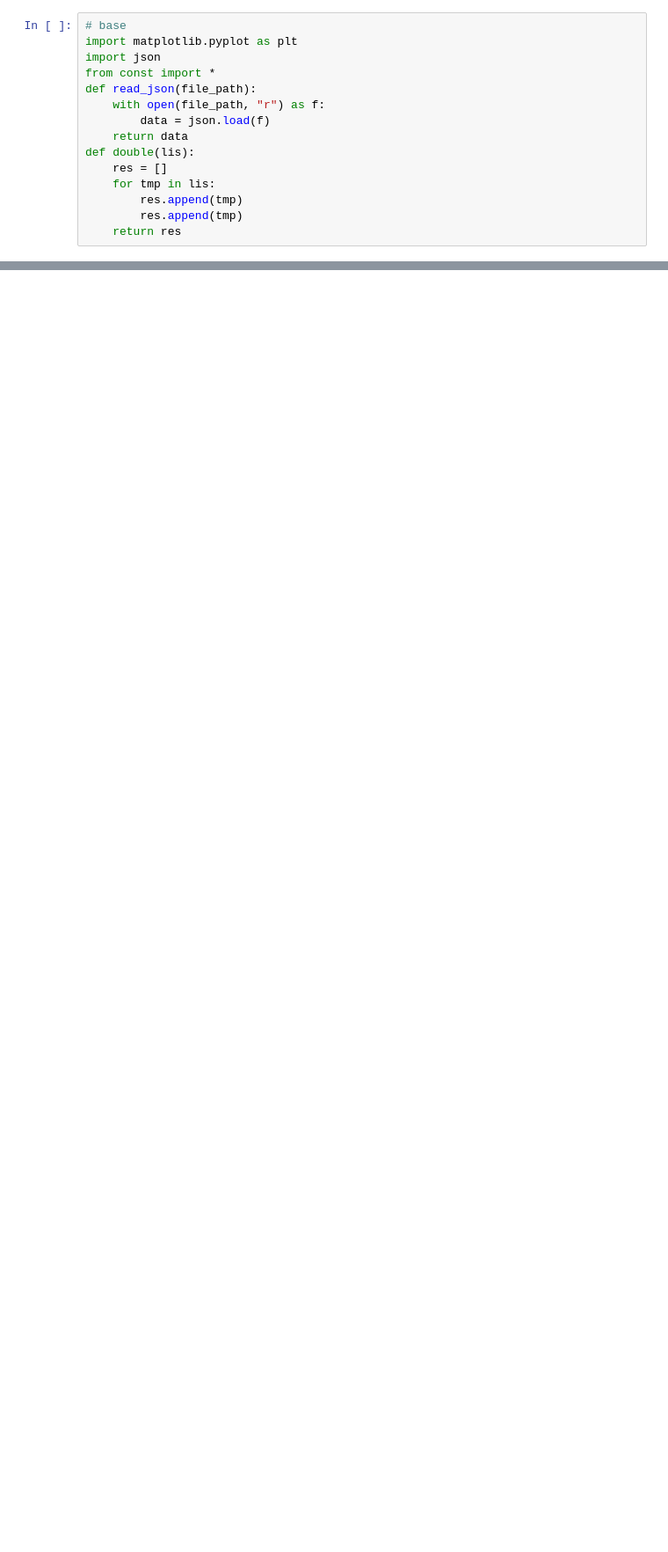
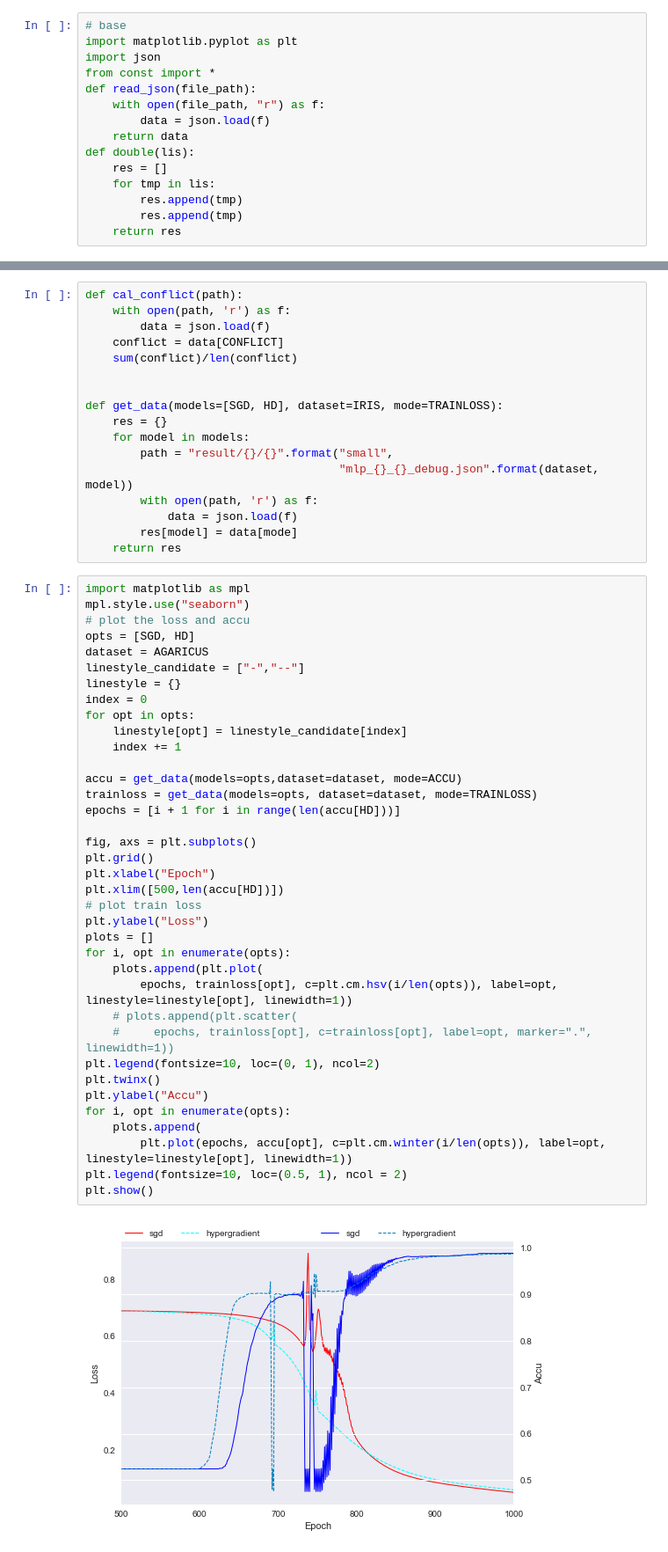
Before and after one commit to 1173710224/dsalr, a Jupyter notebook: plt.ipynb, the cells around one changed output, grey strips where cells are left out. Shown at 88% size. Cells and saved outputs as stored; diff of their text form; blank space fills up the shorter version.

```diff
--- a/plt.ipynb
+++ b/plt.ipynb
@@ -58,0 +280,56 @@ FileNotFoundError: [Errno 2] No such file or directory: 'result/large/resnet_MNI
+# %%
+def cal_conflict(path):
+    with open(path, 'r') as f:
+        data = json.load(f)
+    conflict = data[CONFLICT]
+    sum(conflict)/len(conflict)
+
+
+def get_data(models=[SGD, HD], dataset=IRIS, mode=TRAINLOSS):
+    res = {}
+    for model in models:
+        path = "result/{}/{}".format("small",
+                                     "mlp_{}_{}_debug.json".format(dataset, model))
+        with open(path, 'r') as f:
+            data = json.load(f)
+        res[model] = data[mode]
+    return res
+# %%
+import matplotlib as mpl
+mpl.style.use("seaborn")
+# plot the loss and accu
+opts = [SGD, HD]
+dataset = AGARICUS
+linestyle_candidate = ["-","--"]
+linestyle = {}
+index = 0
+for opt in opts:
+    linestyle[opt] = linestyle_candidate[index]
+    index += 1
+
+accu = get_data(models=opts,dataset=dataset, mode=ACCU)
+trainloss = get_data(models=opts, dataset=dataset, mode=TRAINLOSS)
+epochs = [i + 1 for i in range(len(accu[HD]))]
+
+fig, axs = plt.subplots()
+plt.grid()
+plt.xlabel("Epoch")
+plt.xlim([500,len(accu[HD])])
+# plot train loss
+plt.ylabel("Loss")
+plots = []
+for i, opt in enumerate(opts):
+    plots.append(plt.plot(
+        epochs, trainloss[opt], c=plt.cm.hsv(i/len(opts)), label=opt, linestyle=linestyle[opt], linewidth=1))
+    # plots.append(plt.scatter(
+    #     epochs, trainloss[opt], c=trainloss[opt], label=opt, marker=".", linewidth=1))
+plt.legend(fontsize=10, loc=(0, 1), ncol=2)
+plt.twinx()
+plt.ylabel("Accu")
+for i, opt in enumerate(opts):
+    plots.append(
+        plt.plot(epochs, accu[opt], c=plt.cm.winter(i/len(opts)), label=opt, linestyle=linestyle[opt], linewidth=1))
+plt.legend(fontsize=10, loc=(0.5, 1), ncol = 2)
+plt.show()
+# %% [output]
+[figure, added]
```
Also changed, not shown: parts of 5 cells of this notebook, 3 other files.
